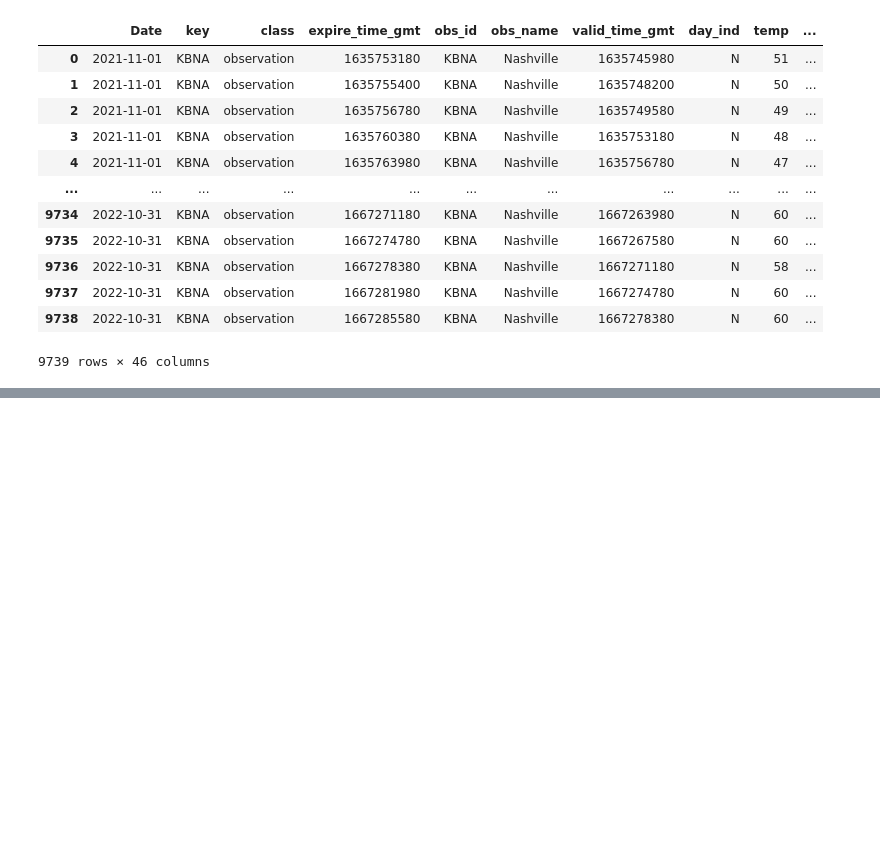
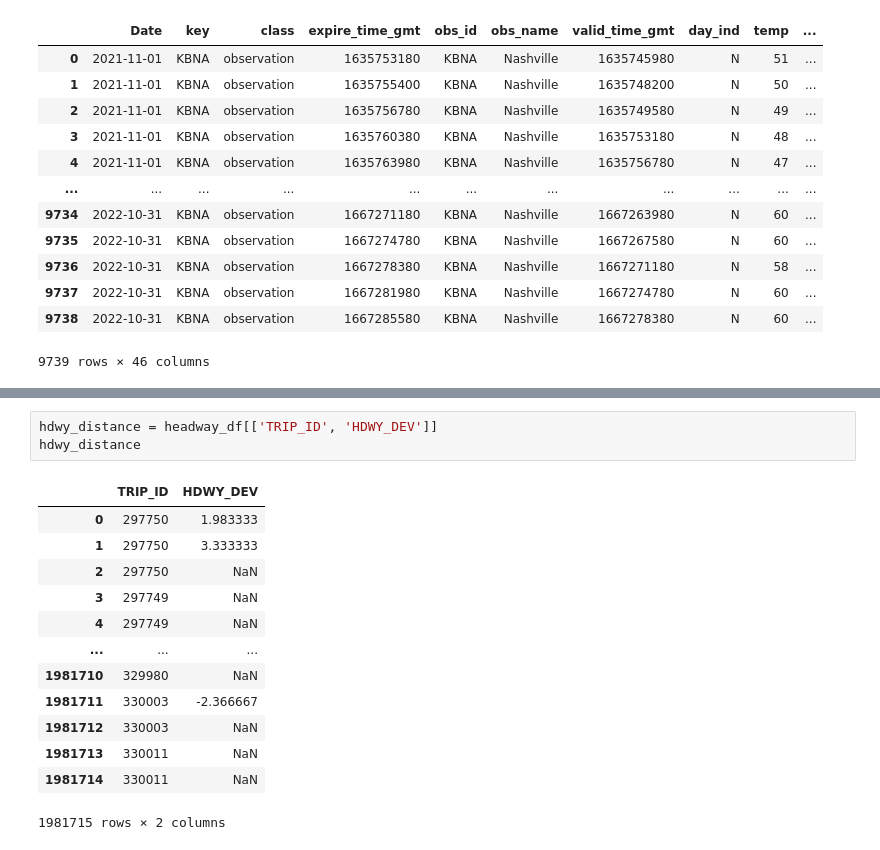
Before and after one commit to NSS-Data-Analytics-Cohort-7/wego-data-world-problems, a Jupyter notebook: notebook/wego-EDA.ipynb, the cells around one changed output, grey strips where cells are left out. Drawn from its saved outputs; the diff is of its cells as text; blank space fills up the shorter version.

```diff
--- a/notebook/wego-EDA.ipynb
+++ b/notebook/wego-EDA.ipynb
@@ -217,0 +245,17 @@ avg_headway_weather
+# %%
+hdwy_distance = headway_df[['TRIP_ID', 'HDWY_DEV']]
+hdwy_distance
+# %% [output]
+|  | TRIP_ID | HDWY_DEV |
+| 0 | 297750 | 1.983333 |
+| 1 | 297750 | 3.333333 |
+| 2 | 297750 | NaN |
+| 3 | 297749 | NaN |
+| 4 | 297749 | NaN |
+| ... | ... | ... |
+| 1981710 | 329980 | NaN |
+| 1981711 | 330003 | -2.366667 |
+| 1981712 | 330003 | NaN |
+| 1981713 | 330011 | NaN |
+| 1981714 | 330011 | NaN |
+1981715 rows × 2 columns
```
Also changed, not shown: parts of 20 cells of this notebook.
